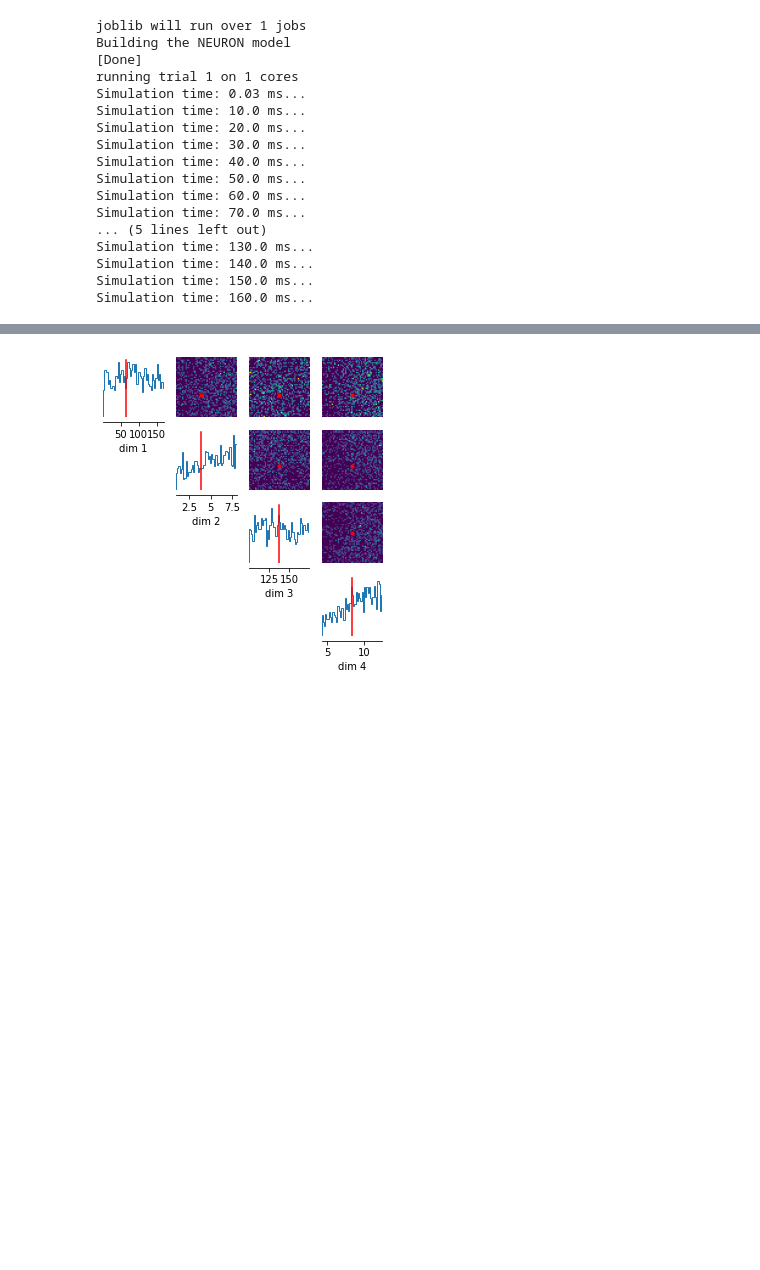
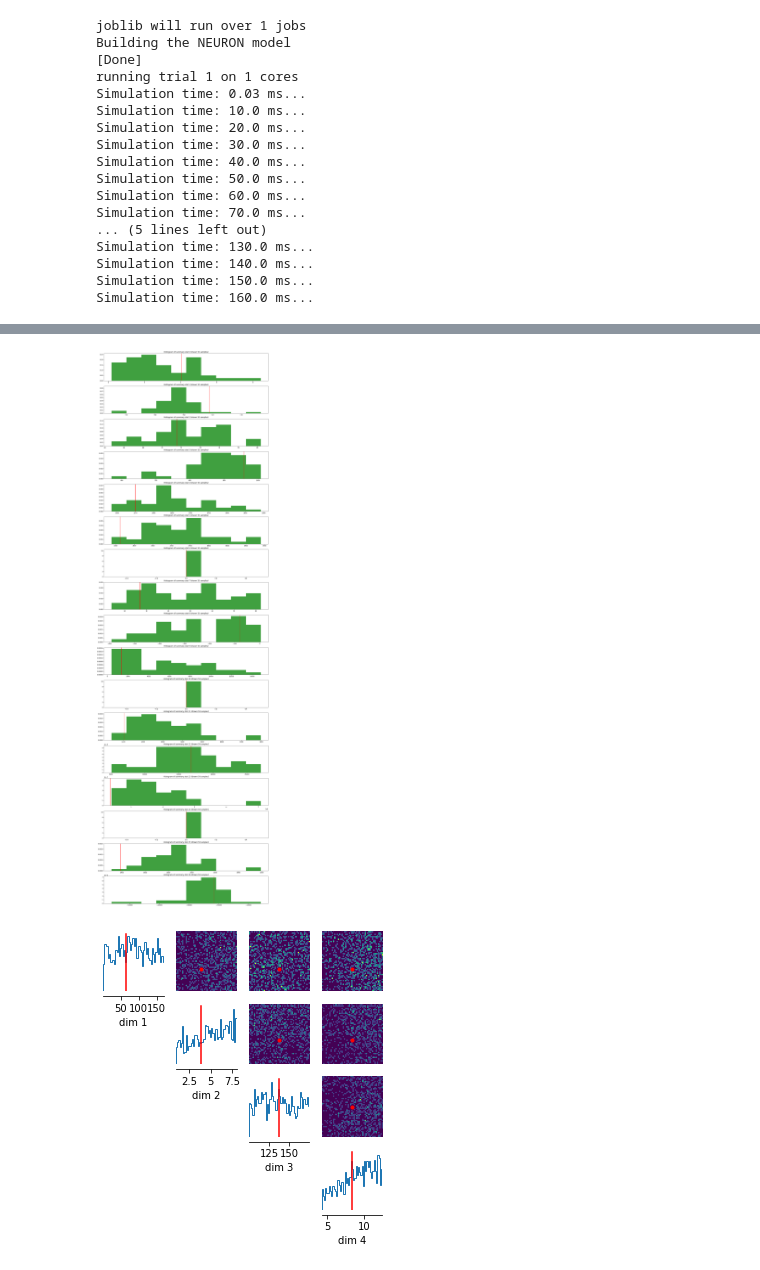
Before and after one commit to andererka/SBI_for_EEG, a Jupyter notebook: notebooks/ERP_parameter_inference_notebook.ipynb, the cells around one changed output, grey strips where cells are left out. Drawn from its saved outputs; the diff is of its cells as text; code cells hidden in the pictures; blank space fills up the shorter version.

```diff
--- a/notebooks/ERP_parameter_inference_notebook.ipynb
+++ b/notebooks/ERP_parameter_inference_notebook.ipynb
@@ -235,35 +236,38 @@ plt.savefig('summary_stats2')
 # %%
+import math
+import numpy as np
+
+fig = plt.figure(figsize=(20,200))
+
+gs = gridspec.GridSpec(nrows=len(s_x)-1, ncols=1)
 
 
 
-fig = plt.figure(figsize=(20,100))
 
-gs = gridspec.GridSpec(nrows=len(s_x), ncols=1)
-
-print(len(s_x))
-print(s_real[0])
-
-
-i = 0
-for sample in s_x:
+for i in range(len(s_x[0])-1):
 
     globals()['ax%s' % i] = fig.add_subplot(gs[i])
 
     globals()['sum_stats%s' % i] = []
-    for sample in s_x:
-        globals()['sum_stats%s' % i].append(sample[i])
+
+    for j in range(len(s_x)-1):
+        globals()['sum_stats%s' % i].append(s_x[j][i])
 
 
-    globals()['ax%s' % i].hist(globals()['sum_stats%s' % i], 2, density=True, facecolor='g', alpha=0.75)
-    globals()['ax%s' % i].set_title('Histogram of summary stat {} (drawn 10 samples)'.format(i))
+
+    globals()['ax%s' % i].hist(globals()['sum_stats%s' % i], bins=10, density=True, facecolor='g', alpha=0.75, histtype='barstacked')
+    globals()['ax%s' % i].set_title('Histogram of summary stat {} (drawn 50 samples)'.format(i))
     #ax0.set(ylim=(-500, 7000))
 
-    print(s_real[0][i])
+
     globals()['ax%s' % i].axvline(s_real[0][i], color='red')
-    i += 1
+
+
 
 
 plt.savefig('Histograms')
+# %% [output]
+[figure, added]
 # %%
 true_params = torch.Tensor([63.53, 3.85, 137.12, 8.33])
 
```
Also changed, not shown: parts of 8 cells of this notebook, 17 other files.
